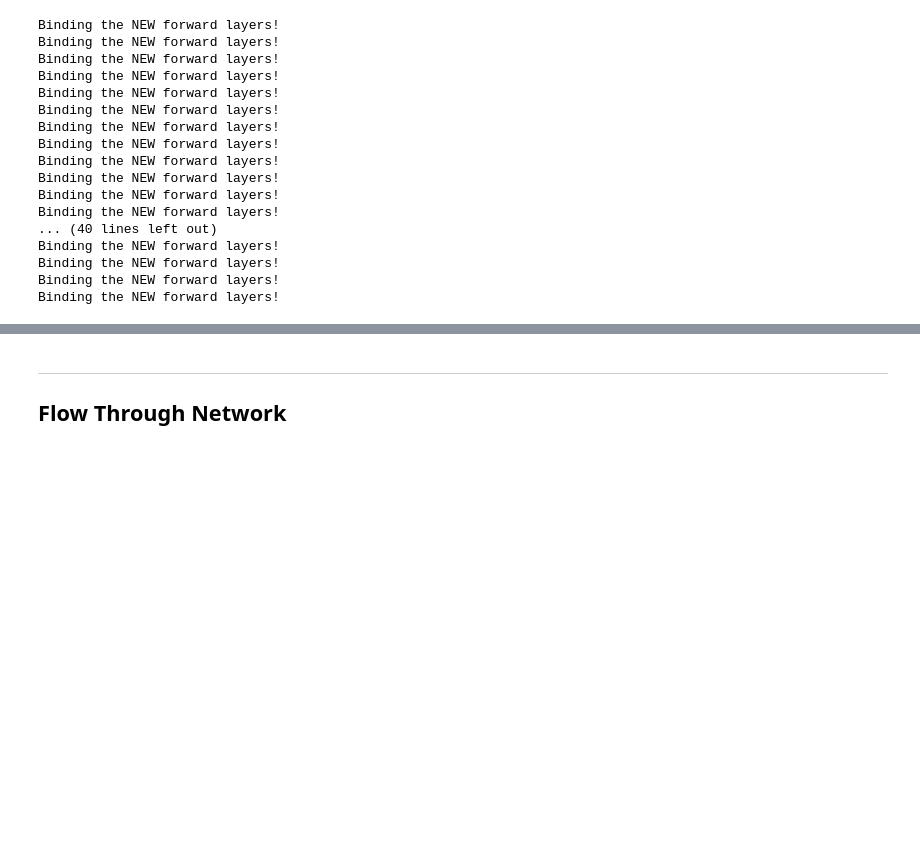
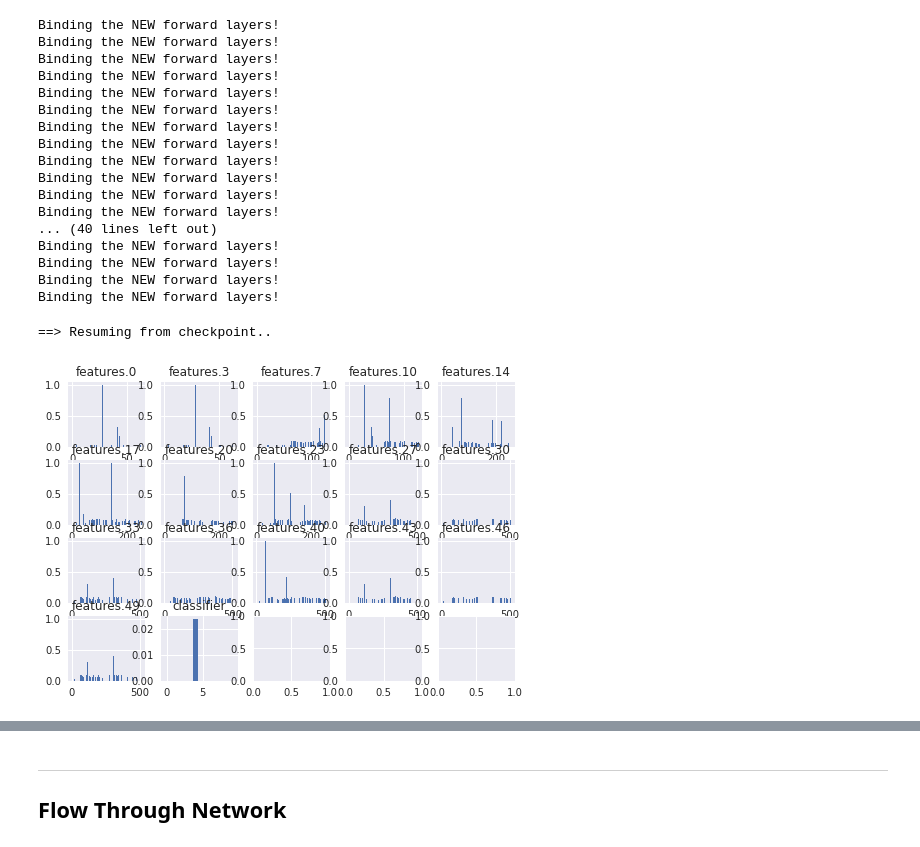
Before and after one commit to riohib/gsp-for-deeplearning, a Jupyter notebook: cifar10/test.ipynb, the cells around one changed output, grey strips where cells are left out. Saved outputs shown, nothing was run; the diff lists cells and outputs as text; code cells hidden in the pictures; blank space fills up the shorter version.

```diff
--- a/cifar10/test.ipynb
+++ b/cifar10/test.ipynb
@@ -141,8 +146,8 @@ Binding the NEW forward layers!
 Binding the NEW forward layers!
 Binding the NEW forward layers!
 # %%
-chk_name = 'gsp_block'
-args.resume = False
+chk_name = 'gsp_gates_1'
+args.resume = True
 if args.resume:
     # Load checkpoint.
     print('==> Resuming from checkpoint..')
@@ -156,6 +161,8 @@ criterion = nn.CrossEntropyLoss()
 optimizer = optim.SGD(model.parameters(), lr=args.lr,
                       momentum=0.9, weight_decay=5e-4)
 scheduler = torch.optim.lr_scheduler.CosineAnnealingLR(optimizer, T_max=200)
+# %% [output]
+==> Resuming from checkpoint..
 # %%
 model.gsp_training_mode = True
 model.start_gsp_epoch = -1
@@ -179,0 +202,40 @@ optimizer.step()
+# %%
+plt.style.use('seaborn')
+# fig, ax = plt.subplots(nrows=4, ncols=5)
+# %%
+plt.style.use('seaborn')
+fig, ax = plt.subplots(nrows=4, ncols=5)
+
+shapes_l = list()
+gates_l = list()
+gates_norm = list()
+gate_cat = np.array([])
+gate_cat_torch = torch.tensor([]).cuda()
+
+
+count = 0
+for name, layer in model.named_modules():
+    if isinstance(layer, nn.Conv2d) or isinstance(layer, nn.Linear):
+
+        # data = np.abs(layer.gsp_gate.detach().clone().flatten().cpu().numpy())
+        data_torch = torch.abs(layer.gsp_gate.detach().clone().flatten())
+        # data = data_torch.cpu().numpy()
+
+        shapes_l.append(data_torch.shape[0])
+        dmin = data_torch.min(); dmax= data_torch.max()
+        data_torch -= dmin
+        data_torch /= (dmax - dmin)
+
+        data = data_torch.cpu().numpy()
+        gates_l.append(data)
+        gates_norm.append(data)
+
+        gate_cat = np.concatenate((gate_cat, data))
+        gate_cat_torch = torch.cat( (gate_cat_torch, data_torch) )
+
+        x_vals = list(range(data.shape[0]))
+        ax.reshape(-1)[count].bar( x_vals , data)
+        ax.reshape(-1)[count].set_title(name)
+        count += 1
+# %% [output]
+[figure, added]
```
Also changed, not shown: parts of 21 cells of this notebook, 5 other files.
